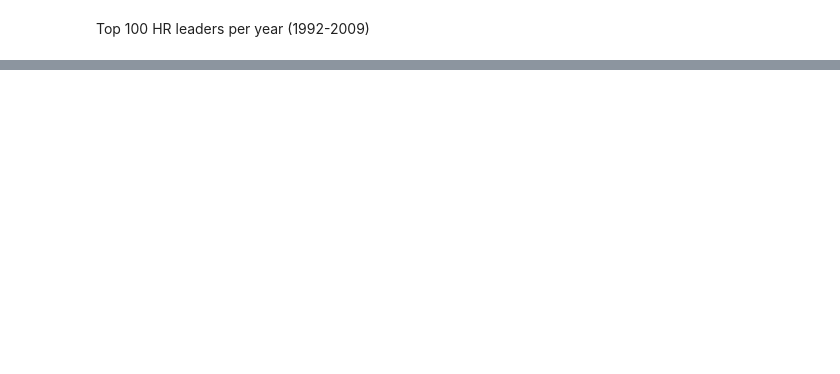
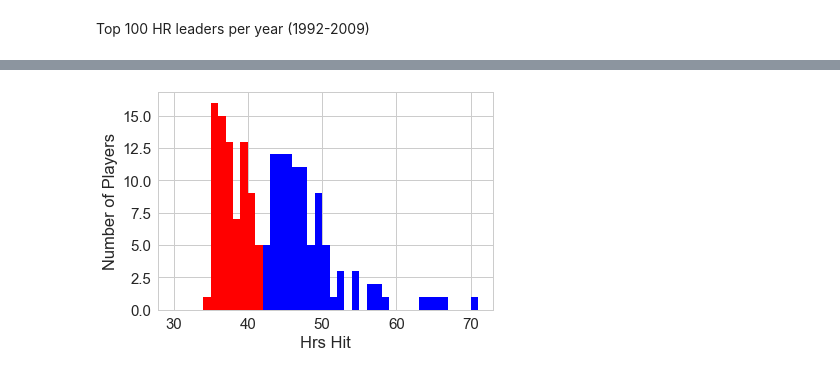
Before and after one commit to ezzanger/Capstone-Unit-1, a Jupyter notebook: capstone 2.ipynb, the cells around one changed output, grey strips where cells are left out. Saved outputs shown, nothing was run; the diff lists cells and outputs as text; code cells hidden in the pictures; blank space fills up the shorter version.

```diff
--- a/capstone 2.ipynb
+++ b/capstone 2.ipynb
@@ -74,11 +140,13 @@ t2 = Team[Team['yearID'].between(1992, 2009)]
 # %%
 
-
-topHR1 = b1.sort_values('HR',ascending=False)
-topHR2 = b2.sort_values('HR',ascending=False)
+b10 = Batting[Batting['yearID'].between(1970, 1990)]
+b11= Batting[Batting['yearID'].between(1991, 2010)]
+topHR1 = b10.sort_values('HR',ascending=False)
+topHR2 = b11.sort_values('HR',ascending=False)
 
 
 # Top 100 Hr leaders per year (1971-1991)
 TOPHR1 = topHR1[["playerID", "HR", "RBI", "yearID"]].head(100)
+TOPHR2 = topHR2[["playerID", "HR", "RBI", "yearID"]].head(100)
 # %% [markdown]
 Top 100 HR leaders per year (1992-2009)
@@ -105,0 +153,10 @@ plt.show()
+# %%
+
+import matplotlib.pyplot as plt
+plt.hist(TOPHR1['HR'].dropna(), bins=[30, 31, 32, 33, 34, 35, 36, 37, 38, 39, 40, 41, 42, 43, 44, 45, 46, 47, 48, 49, 50, 51, 52, 53, 54, 55, 56, 57, 58, 59, 60, 61, 62, 63, 64, 65, 66, 67, 68, 69, 70, 71], color = 'red')
+plt.xlabel('Hrs Hit')
+plt.ylabel('Number of Players')
+plt.hist(TOPHR2['HR'].dropna(), bins=[30, 31, 32, 33, 34, 35, 36, 37, 38, 39, 40, 41, 42, 43, 44, 45, 46, 47, 48, 49, 50, 51, 52, 53, 54, 55, 56, 57, 58, 59, 60, 61, 62, 63, 64, 65, 66, 67, 68, 69, 70, 71], color = 'BLUE')
+plt.show()
+# %% [output]
+[figure, added]
```
Also changed, not shown: parts of 16 cells of this notebook.
